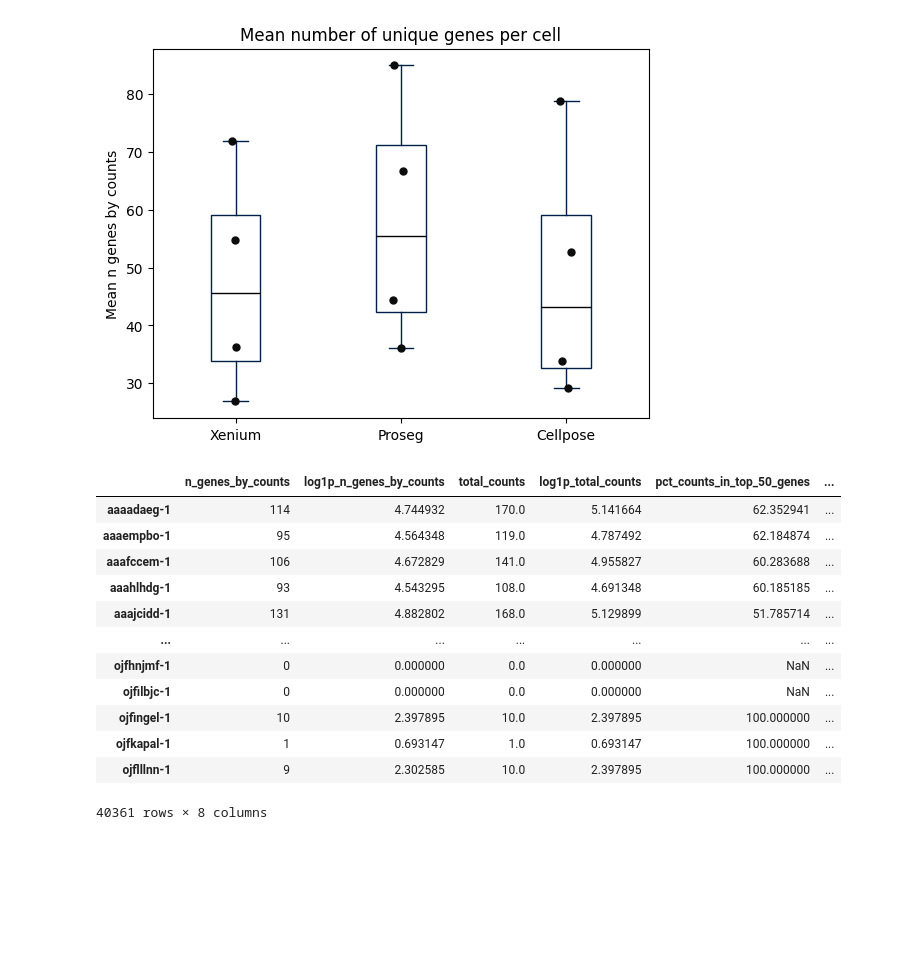
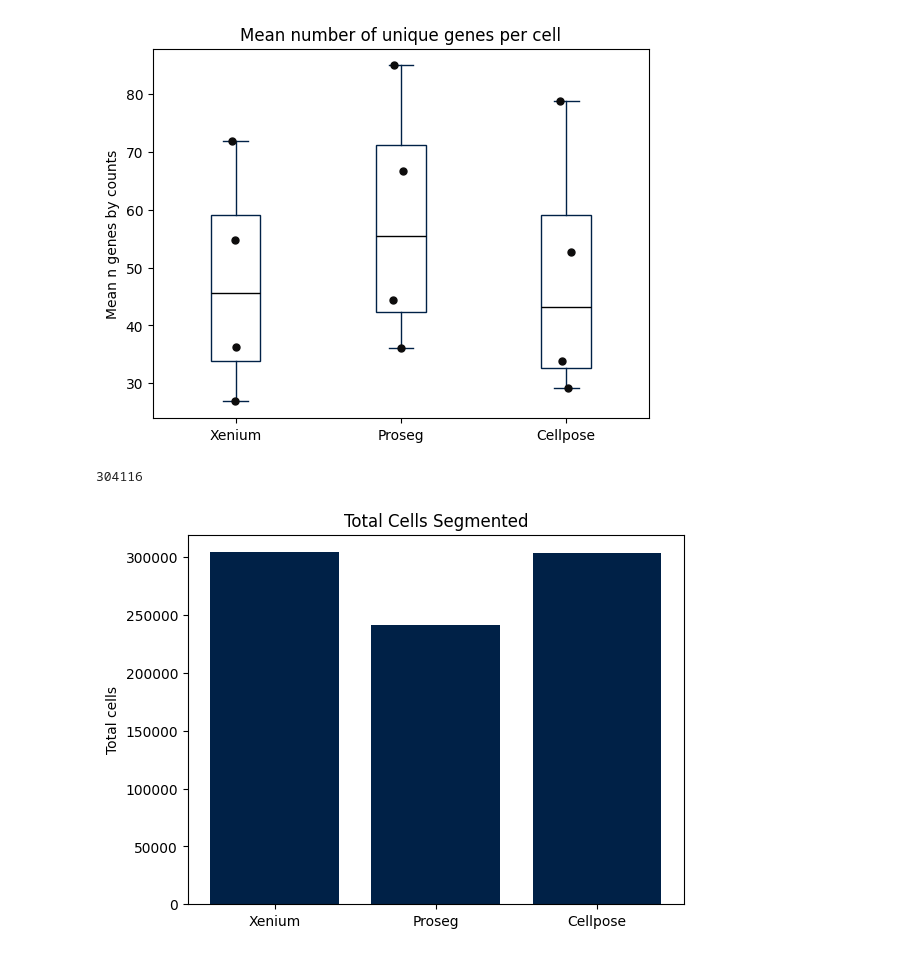
Before and after one commit to DominicBuxton/iMSC_Xenium_Phenocycler_Analysis, a Jupyter notebook: SpatialData_Analysis/Segmentation figure/GenesTranscripts_per_cell.ipynb, the cells around one changed output. Drawn from its saved outputs; the diff is of its cells as text; code cells hidden in the pictures; blank space fills up the shorter version.

Commit message:
added total cells segmented plot

```diff
--- a/SpatialData_Analysis/Segmentation figure/GenesTranscripts_per_cell.ipynb
+++ b/SpatialData_Analysis/Segmentation figure/GenesTranscripts_per_cell.ipynb
@@ -169,19 +169,26 @@ plt.title('Mean number of unique genes per cell')
 plt.show()
 # %% [output]
 [figure]
-# %%
-xen_results[0]
-# %% [output]
-|  | n_genes_by_counts | log1p_n_genes_by_counts | total_counts | log1p_total_counts | pct_counts_in_top_50_genes | ... |
-| aaaadaeg-1 | 114 | 4.744932 | 170.0 | 5.141664 | 62.352941 | ... |
-| aaaempbo-1 | 95 | 4.564348 | 119.0 | 4.787492 | 62.184874 | ... |
-| aaafccem-1 | 106 | 4.672829 | 141.0 | 4.955827 | 60.283688 | ... |
-| aaahlhdg-1 | 93 | 4.543295 | 108.0 | 4.691348 | 60.185185 | ... |
-| aaajcidd-1 | 131 | 4.882802 | 168.0 | 5.129899 | 51.785714 | ... |
-| ... | ... | ... | ... | ... | ... | ... |
-| ojfhnjmf-1 | 0 | 0.000000 | 0.0 | 0.000000 | NaN | ... |
-| ojfilbjc-1 | 0 | 0.000000 | 0.0 | 0.000000 | NaN | ... |
-| ojfingel-1 | 10 | 2.397895 | 10.0 | 2.397895 | 100.000000 | ... |
-| ojfkapal-1 | 1 | 0.693147 | 1.0 | 0.693147 | 100.000000 | ... |
-| ojflllnn-1 | 9 | 2.302585 | 10.0 | 2.397895 | 100.000000 | ... |
-40361 rows × 8 columns
+# %%
+sum([len(x) for x in xen_results])
+# %% [output]
+304116
+# %%
+import numpy as np
+import matplotlib.pyplot as plt
+
+data = {
+    'Xenium':   sum([len(x) for x in xen_results]),
+    'Proseg':   sum([len(x) for x in proseg_results]),
+    'Cellpose': sum([len(x) for x in cellpose_results]),
+}
+
+colors = ["#002147", "#002147", "#002147"]
+
+plt.bar(data.keys(), data.values(), color=colors)
+
+plt.ylabel('Total cells')
+plt.title('Total Cells Segmented')
+plt.show()
+# %% [output]
+[figure, added]
```
